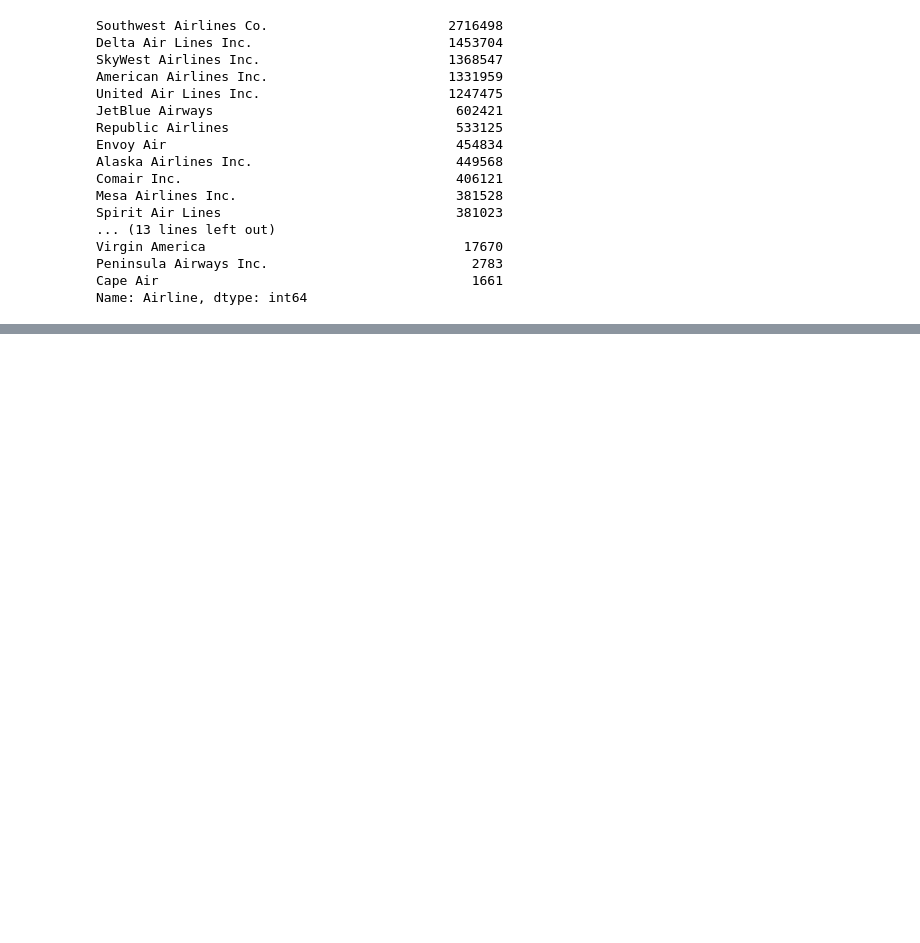
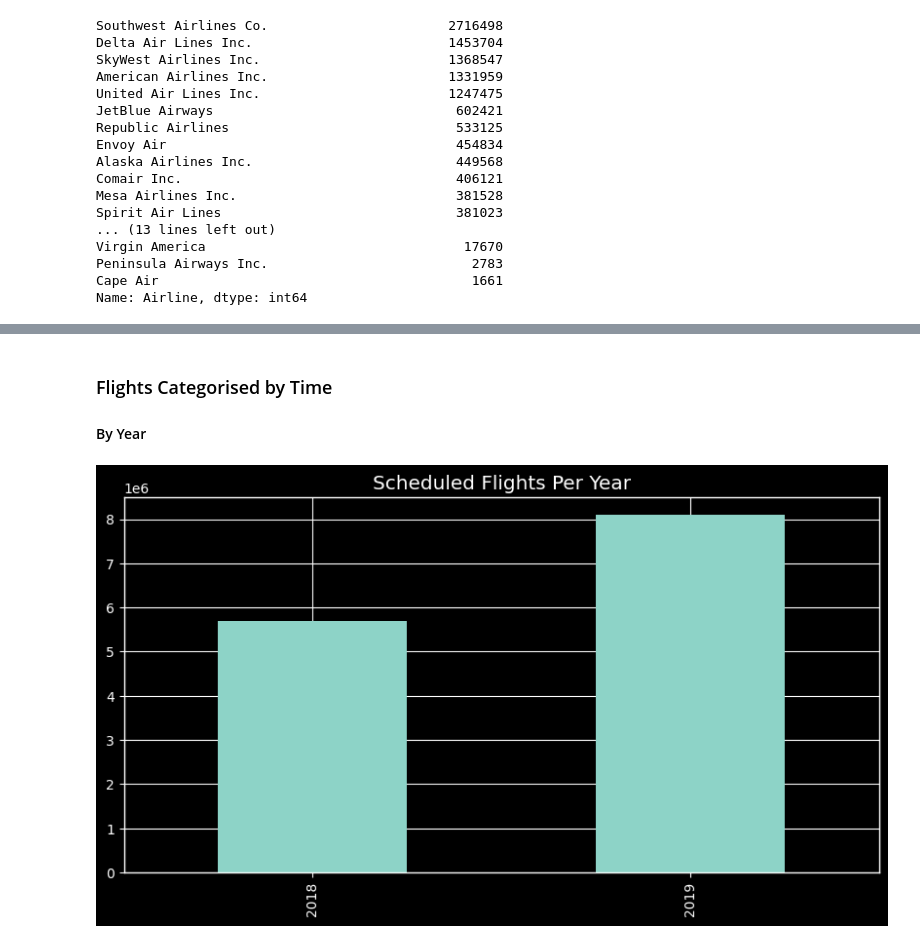
Before and after one commit to Wooniety/SC1015-Assignment, a Jupyter notebook: DeveloperFiles/HW.ipynb, the cells around one changed output, grey strips where cells are left out. Saved outputs shown, nothing was run; the diff lists cells and outputs as text; code cells hidden in the pictures; blank space fills up the shorter version.

Commit message:
EDA By Year

```diff
--- a/DeveloperFiles/HW.ipynb
+++ b/DeveloperFiles/HW.ipynb
@@ -217,0 +281,10 @@ flights_df.query('DepDelayMinutes > 0 & DepDelayMinutes <= 60')['DepDelayMinutes
+# %% [markdown]
+### Flights Categorised by Time
+#### By Year
+# %%
+flights_df["Year"].value_counts().sort_index().plot(
+    kind="bar", figsize=(10, 5), title="Scheduled Flights Per Year")
+
+plt.show()
+# %% [output]
+[figure, added]
```
Also changed, not shown: parts of 18 cells of this notebook, 4 other files.
